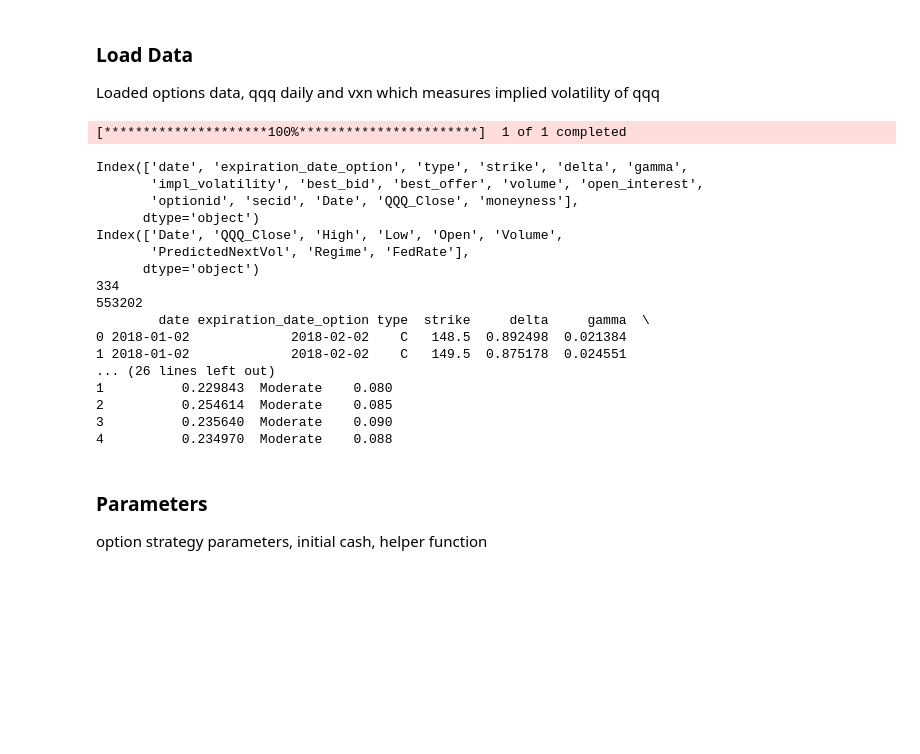
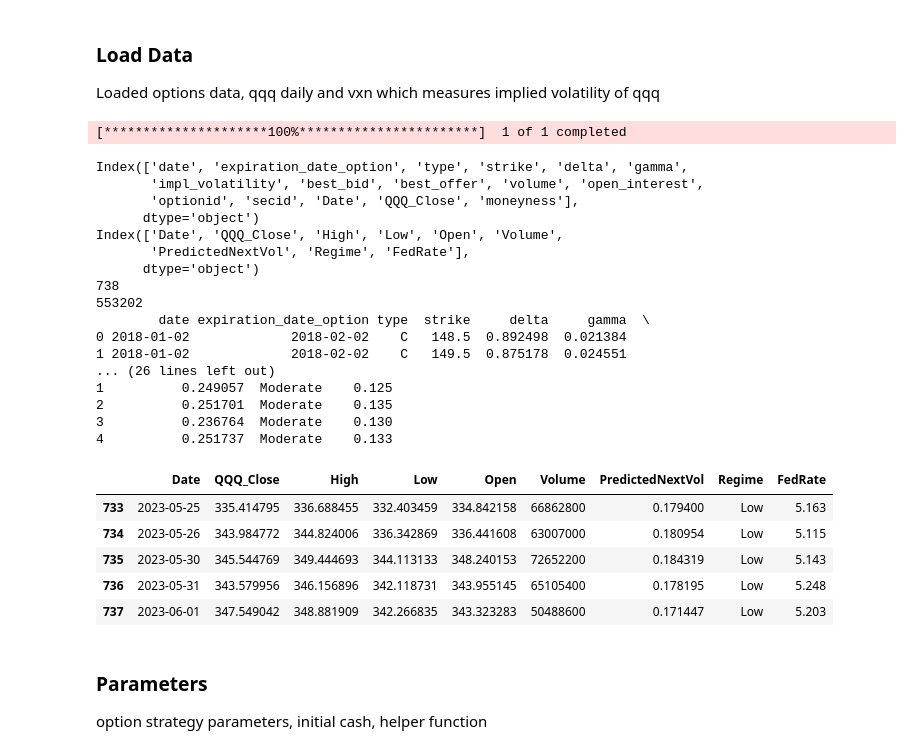
Before and after one commit to CynthiaShiyue/583_RiskManagement_Final_Project, a Jupyter notebook: help.ipynb, the cells around one changed output. Drawn from its saved outputs; the diff is of its cells as text; code cells hidden in the pictures; blank space fills up the shorter version.

```diff
--- a/help.ipynb
+++ b/help.ipynb
@@ -44,7 +44,7 @@ Loaded options data, qqq daily and vxn which measures implied volatility of qqq
 options_data = pd.read_csv('Data/qqq_option_data_2018_2023.csv')
 options_data['date'] = pd.to_datetime(options_data['date'])
 options_data['strike_price'] = options_data['strike_price']/1000
-qqq_daily = yf.download('QQQ', start='2022-01-03', end='2023-5-3', interval='1d').reset_index()
+qqq_daily = yf.download('QQQ', start='2020-06-26', end='2023-6-2', interval='1d').reset_index()
 
 #vxn_daily = yf.download('^VXN', start='2018-01-01', end='2023-5-3', interval='1d').reset_index()
 riskfreerate_short = pd.read_csv('Data/dataset1.csv')
@@ -58,7 +58,7 @@ riskfreerate_short['Date'] = pd.to_datetime(riskfreerate_short['Date'])
 
 if isinstance(qqq_daily.columns, pd.MultiIndex):
     qqq_daily.columns = qqq_daily.columns.get_level_values(0)  # Drop the 'Ticker' second level
-predicted_vol = pd.read_csv('rolling_3yr_predictions_2022_23.csv')
+predicted_vol = pd.read_csv('rolling_4yr_preds_2020_23.csv') ###getting Ramil's predicted CSV
 predicted_vol['Date'] = pd.to_datetime(predicted_vol['Date'])
 qqq_daily = qqq_daily.merge(predicted_vol[['Date', 'PredictedNextVol']], on='Date', how='left')
 #qqq_daily = qqq_daily.reset_index()
@@ -72,38 +72,46 @@ qqq_daily = qqq_daily.merge(riskfreerate_short[['Date', 'FedRate']],
 qqq_daily['FedRate'] = pd.to_numeric(qqq_daily['FedRate'], errors='coerce')
 
 options_data = options_data.merge(qqq_daily[['Date', 'QQQ_Close']], left_on='date', right_on='Date', how='left')
 options_data['moneyness'] = abs(options_data['strike_price'] - options_data['QQQ_Close'])
 options_data.rename(columns={
     'strike_price': 'strike',
     'cp_flag': 'type',
     'exdate': 'expiration_date_option',
 }, inplace=True)
 
 print(options_data.columns)
 print(qqq_daily.columns)
 print(len(qqq_daily))
 print(len(options_data))
 print(options_data.head(5))
 print(qqq_daily.head(5))
+options_data.tail(5)
+qqq_daily.tail(5)
 # %% [output]
 [*********************100%***********************]  1 of 1 completed
 Index(['date', 'expiration_date_option', 'type', 'strike', 'delta', 'gamma',
        'impl_volatility', 'best_bid', 'best_offer', 'volume', 'open_interest',
        'optionid', 'secid', 'Date', 'QQQ_Close', 'moneyness'],
       dtype='object')
 Index(['Date', 'QQQ_Close', 'High', 'Low', 'Open', 'Volume',
        'PredictedNextVol', 'Regime', 'FedRate'],
       dtype='object')
-334
+738
 553202
         date expiration_date_option type  strike     delta     gamma  \
 0 2018-01-02             2018-02-02    C   148.5  0.892498  0.021384
 1 2018-01-02             2018-02-02    C   149.5  0.875178  0.024551
 ... (26 lines left out)
-1          0.229843  Moderate    0.080
-2          0.254614  Moderate    0.085
-3          0.235640  Moderate    0.090
-4          0.234970  Moderate    0.088
+1          0.249057  Moderate    0.125
+2          0.251701  Moderate    0.135
+3          0.236764  Moderate    0.130
+4          0.251737  Moderate    0.133
+|  | Date | QQQ_Close | High | Low | Open | Volume | PredictedNextVol | Regime | FedRate |
+| 733 | 2023-05-25 | 335.414795 | 336.688455 | 332.403459 | 334.842158 | 66862800 | 0.179400 | Low | 5.163 |
+| 734 | 2023-05-26 | 343.984772 | 344.824006 | 336.342869 | 336.441608 | 63007000 | 0.180954 | Low | 5.115 |
+| 735 | 2023-05-30 | 345.544769 | 349.444693 | 344.113133 | 348.240153 | 72652200 | 0.184319 | Low | 5.143 |
+| 736 | 2023-05-31 | 343.579956 | 346.156896 | 342.118731 | 343.955145 | 65105400 | 0.178195 | Low | 5.248 |
+| 737 | 2023-06-01 | 347.549042 | 348.881909 | 342.266835 | 343.323283 | 50488600 | 0.171447 | Low | 5.203 |
 # %% [markdown]
 ### Parameters
 option strategy parameters, initial cash, helper function
```
Also changed, not shown: parts of 1 cell of this notebook, 1 other file.
